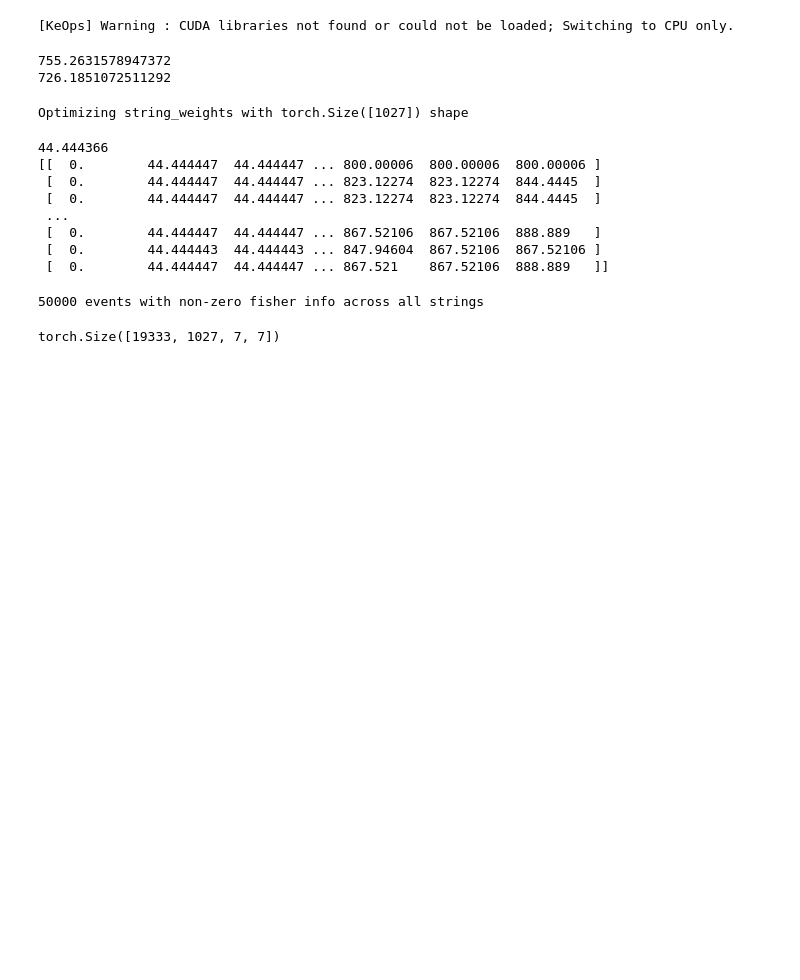
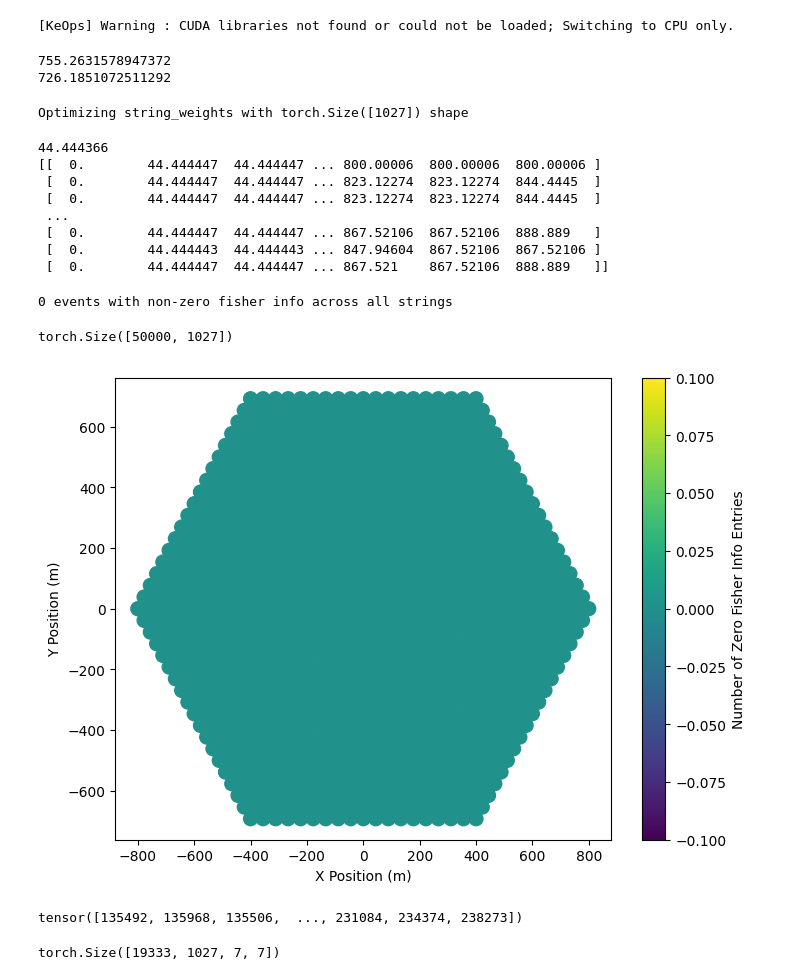
Before and after one commit to kristiantcho/nugget, a Jupyter notebook: nugget/examples/modular_surrogate_notebook.ipynb, the cells around one changed output. Cells and saved outputs as stored; diff of their text form; code cells hidden in the pictures; blank space fills up the shorter version.

```diff
--- a/nugget/examples/modular_surrogate_notebook.ipynb
+++ b/nugget/examples/modular_surrogate_notebook.ipynb
@@ -177,10 +177,30 @@ test_fisher = torch.load(f'res_test/fisher_info_per_string_per_event_{total_even
 # test_fisher = torch.load(f'res_test/fisher_info_per_string_per_event_{total_events}_{geom_type}_{events_version}_patd.pt')
 # test how many events have fisher info will all entries non-zero
 # %%
-test_tensor = torch.sum(test_fisher.sum(dim=3), dim=2) > 0
+test_tensor = torch.sum(test_fisher.sum(dim=3), dim=2) == 0
 # %%
 # filter events to only those with non-zero fisher info across all strings
-mask = test_tensor.any(dim=(1))  # Keep only events where all strings have non-zero fisher info
+mask = test_tensor.all(dim=(1))  # Keep only events where all strings have non-zero fisher info
 print(mask.sum().item(), "events with non-zero fisher info across all strings")
 # %% [output]
-50000 events with non-zero fisher info across all strings
+0 events with non-zero fisher info across all strings
+# %%
+test_tensor.shape
+# %% [output]
+torch.Size([50000, 1027])
+# %%
+# plot all strings and color by number of 0 fisher info entries
+num_zero_entries = test_tensor  # Count number of zero fisher info entries per string
+plt.figure(figsize=(8, 6))
+plt.scatter(string_xy[:, 0], string_xy[:, 1], c=num_zero_entries.sum(dim=0).cpu(), cmap='viridis', s=100)
+plt.colorbar(label='Number of Zero Fisher Info Entries')
+plt.xlabel('X Position (m)')
+plt.ylabel('Y Position (m)')
+# plt.title('Average Number of Zero Fisher Info Entries per String')
+plt.show()
+# %% [output]
+[figure, added]
+# %%
+num_zero_entries.sum(dim=0)
+# %% [output]
+tensor([135492, 135968, 135506,  ..., 231084, 234374, 238273])
```
Also changed, not shown: parts of 4 cells of this notebook, 3 other files.
